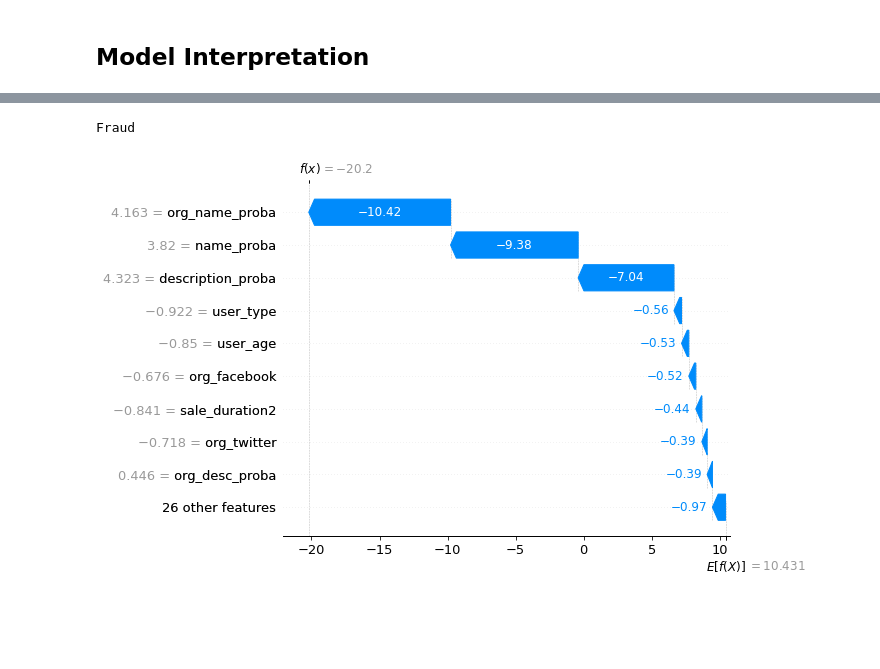
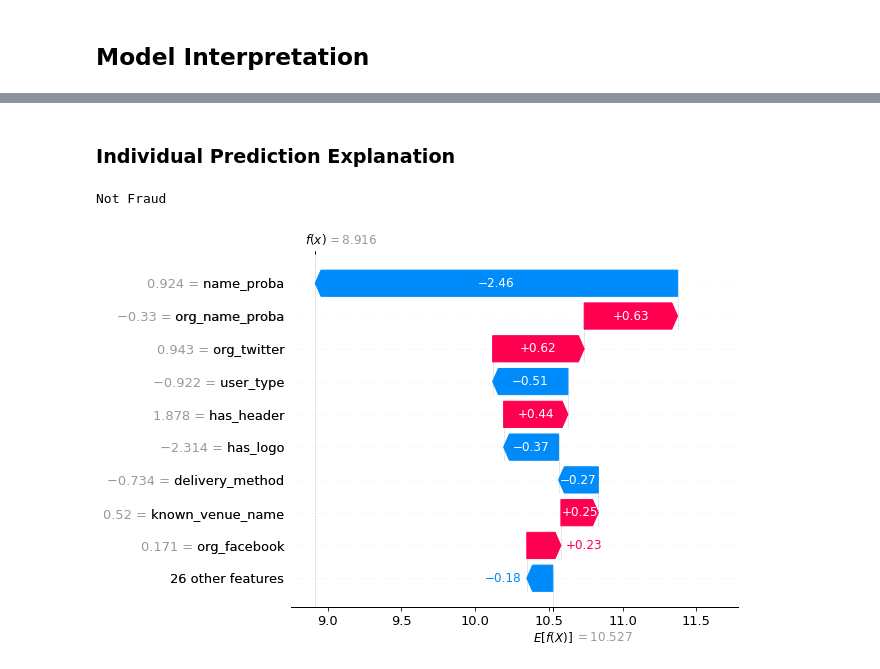
Before and after one commit to jeffjohannsen/Fraud_Detection, a Jupyter notebook: notebooks/a2_Model_Testing_Metrics_and_Interpretation.ipynb, the cells around one changed output, grey strips where cells are left out. Cells and saved outputs as stored; diff of their text form; code cells hidden in the pictures; blank space fills up the shorter version.

```diff
--- a/notebooks/a3_Model_Testing_Metrics_and_Interpretation.ipynb
+++ b/notebooks/a2_Model_Testing_Metrics_and_Interpretation.ipynb
@@ -210,8 +258,8 @@ features_to_test = [
         "num_previous_payouts", "previous_payouts_total",
         "num_ticket_types", "num_tickets_available", "total_ticket_value",
         "avg_ticket_cost", "known_payee_name", "known_venue_name",
-        "known_payout_type", "total_empty_values", "name_proba",
-        "description_proba", "org_name_proba", "org_desc_proba"
+        "known_payout_type", "total_empty_values", "name", "description",
+        "org_name", "org_desc"
         ]
 # %%
 X_train, X_test, y_train, y_test = train_test_split(
@@ -223,3 +273,7 @@ X_train, X_test, y_train, y_test = train_test_split(
+# %%
+X_train, X_test = text_to_predict_proba(X_train, y_train, X_test, ["name", "description",
+        "org_name", "org_desc"])
+features_to_test = list(X_train.columns)
 # %% [markdown]
 ## Scale Data
 # %%
@@ -358,8 +420,10 @@ shap.plots.beeswarm(shap_values, max_display=None, color=plt.get_cmap("coolwarm"
+# %% [markdown]
+### Individual Prediction Explanation
 # %%
-index_num = 6
+index_num = 7
 
 print(f'{y_test.iloc[index_num]}')
 shap.plots.waterfall(shap_values[index_num])
 # %% [output]
-Fraud
+Not Fraud
-[figure, old version]
+[figure, new version]
```
Also changed, not shown: parts of 15 cells of this notebook, 4 other files.
